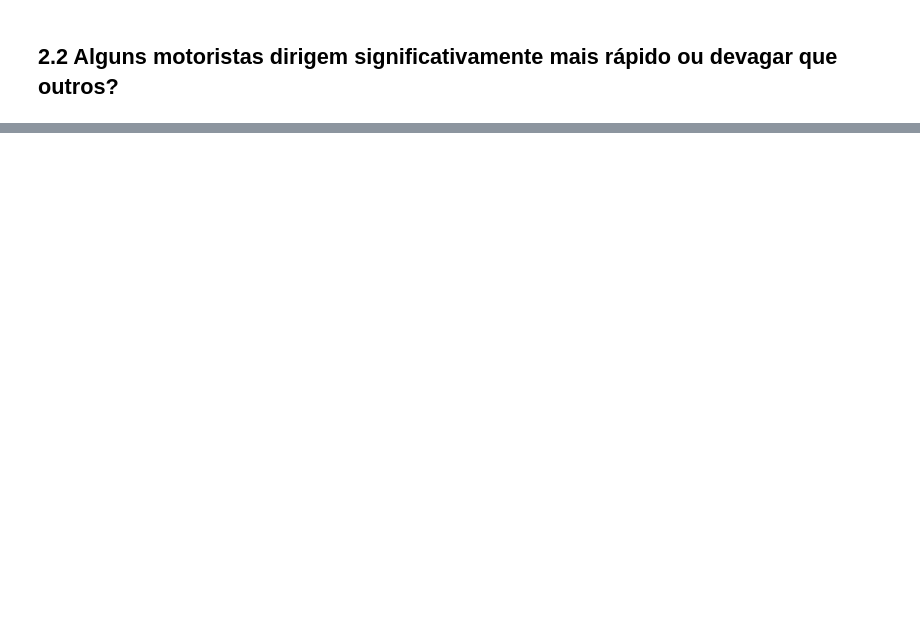
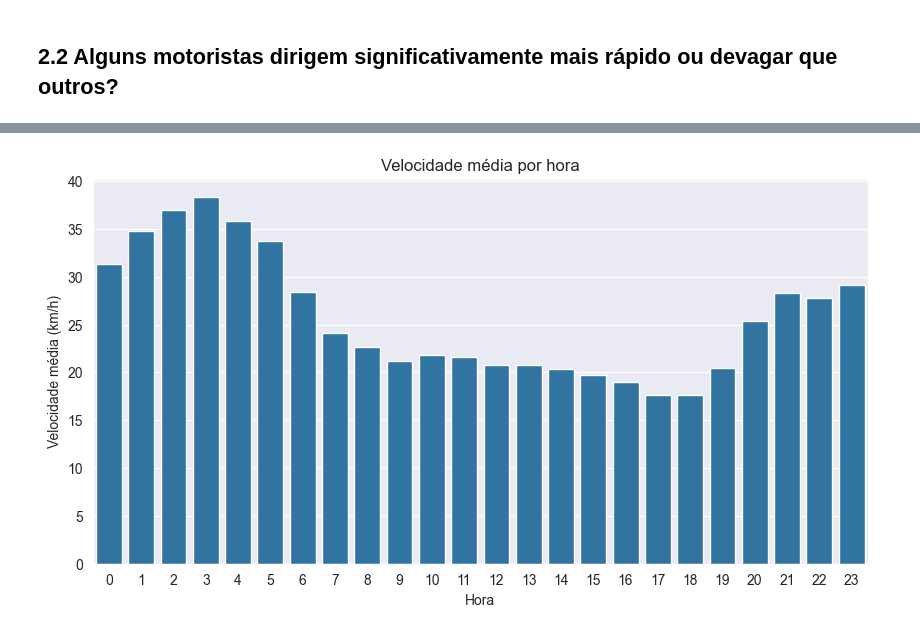
Before and after one commit to Thlamz/transportation, a Jupyter notebook: analysis.ipynb, the cells around one changed output, grey strips where cells are left out. Drawn from its saved outputs; the diff is of its cells as text; code cells hidden in the pictures; blank space fills up the shorter version.

```diff
--- a/analysis.ipynb
+++ b/analysis.ipynb
@@ -514,0 +467,6 @@ Name: diferença de velocidade, dtype: float64
+# %%
+bus_position_hourly = bus_positions[['timestamp_gps', 'sentido', 'velocidade_instantanea']].copy()
+bus_position_hourly['hour'] = bus_position_hourly.timestamp_gps.dt.hour
+# %%
+avg_speed_by_hour = bus_position_hourly.groupby(['hour'])['velocidade_instantanea'].agg(velocidade_instantanea='mean').reset_index()
+avg_speed_by_hour
@@ -514,0 +491,6 @@ Name: diferença de velocidade, dtype: float64
+# %%
+g = sns.barplot(bus_position_hourly, x='hour', y='velocidade_instantanea', estimator='mean', errorbar=None)
+g.set(title="Velocidade média por hora", xlabel="Hora", ylabel="Velocidade média (km/h)", xticks=avg_speed_by_hour.hour.unique())
+g.figure.set_size_inches(10, 5)
+# %% [output]
+[figure, added]
```
Also changed, not shown: parts of 31 cells of this notebook, 11 other files.
